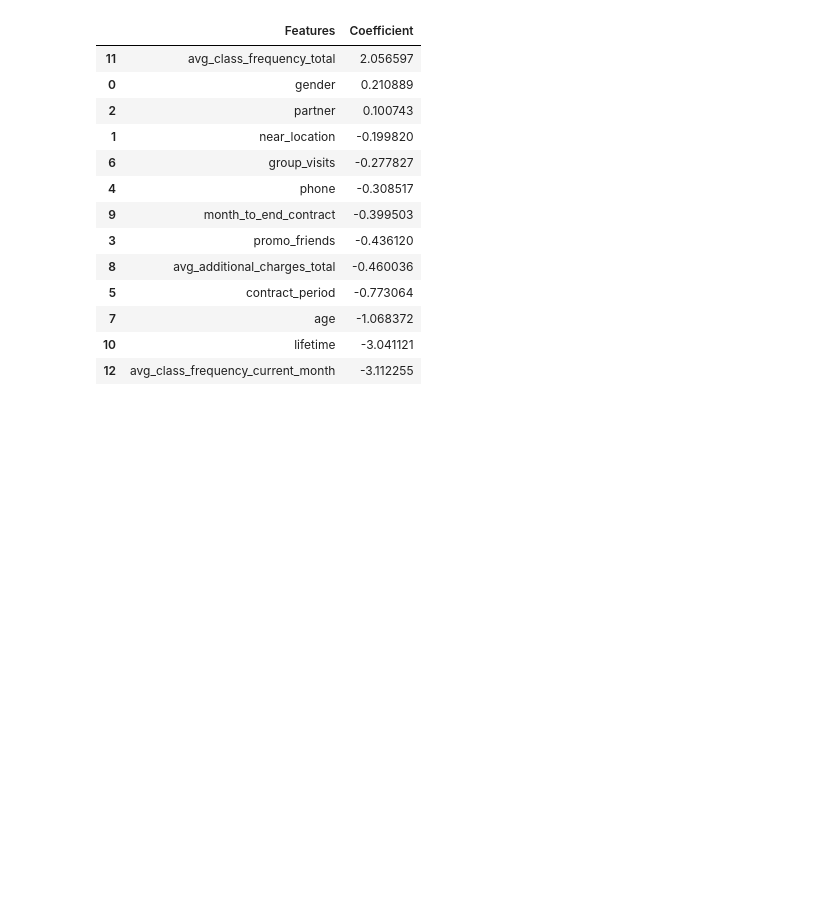
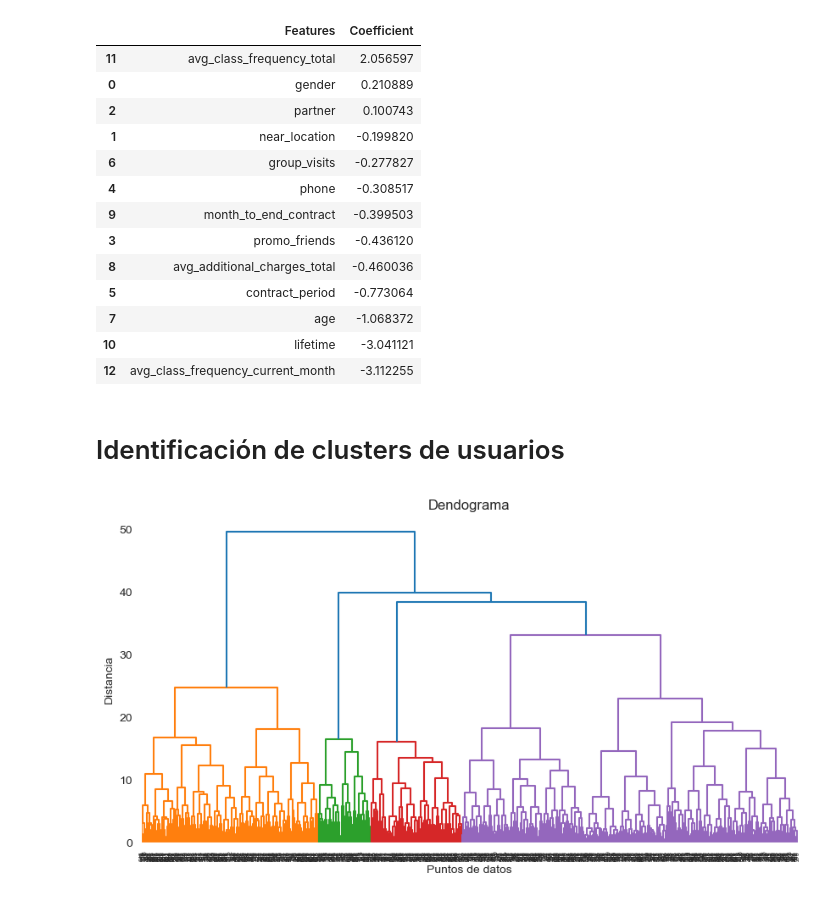
Before and after one commit to Alop89/Gym_churn_prediction, a Jupyter notebook: Gym_churn_prediction.ipynb, the cells around one changed output. Saved outputs shown, nothing was run; the diff lists cells and outputs as text; code cells hidden in the pictures; blank space fills up the shorter version.

Commit message:
Se añaden modelo de ml y conclusiones de los clusters

```diff
--- a/Gym_churn_prediction.ipynb
+++ b/Gym_churn_prediction.ipynb
@@ -436,3 +423,29 @@ coef_df.sort_values(by = 'Coefficient', ascending = False)
 | 7 | age | -1.068372 |
 | 10 | lifetime | -3.041121 |
 | 12 | avg_class_frequency_current_month | -3.112255 |
+# %% [markdown]
+# Identificación de clusters de usuarios
+# %%
+# Implementación de KMeans
+
+model_km = KMeans(n_clusters=5, random_state= 0)
+model_km.fit(X_train_scaled)
+
+# Predicción de clusters
+clusters = model_km.predict(X_train_scaled)
+
+# Creación de la columna con los clusters
+X_train['clusters'] = clusters
+
+# Creación de matriz de distancia
+z = linkage(X_train_scaled, method = 'ward')
+
+# Creación del dendograma
+plt.figure(figsize=(10,5))
+plt.title('Dendograma')
+dendrogram(z)
+plt.xlabel('Puntos de datos')
+plt.ylabel('Distancia')
+plt.show()
+# %% [output]
+[figure, added]
```
Also changed, not shown: parts of 9 cells of this notebook.
